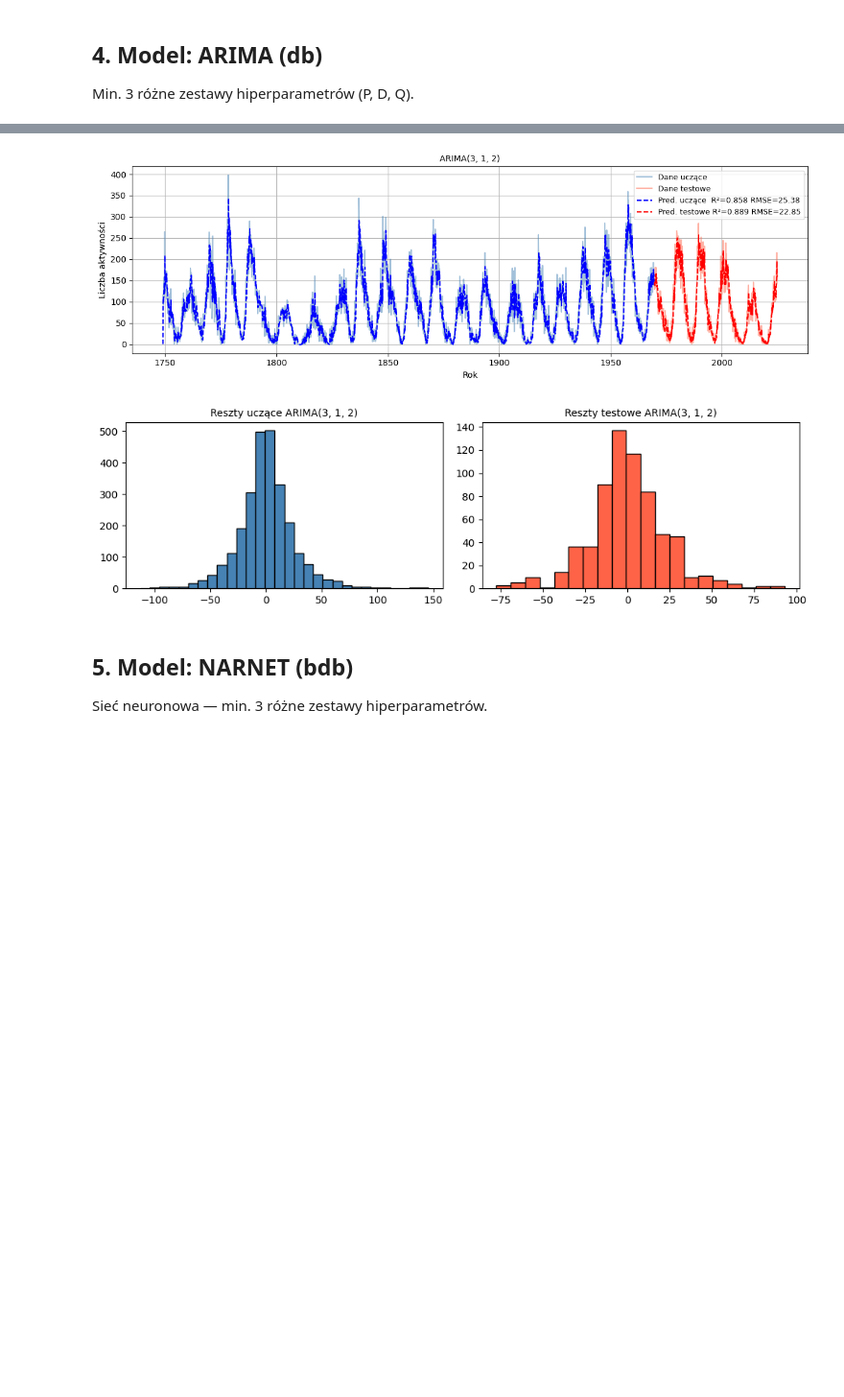
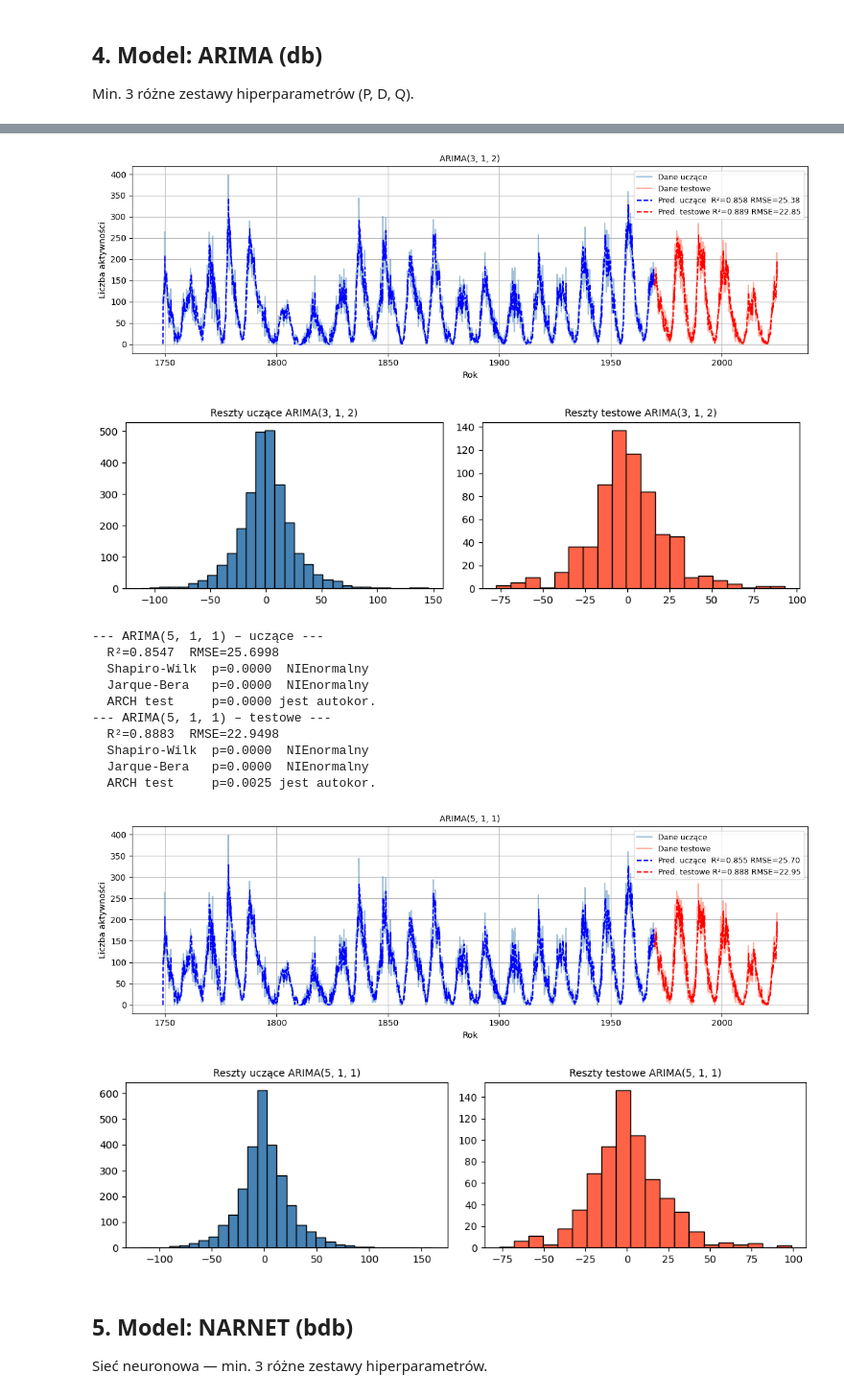
Before and after one commit to DamianMil/Regresja_Sunspots, a Jupyter notebook: LAB_1_regresja_sunspots.ipynb, the cells around one changed output, grey strips where cells are left out. Shown at 96% size. Cells and saved outputs as stored; diff of their text form; code cells hidden in the pictures; blank space fills up the shorter version.

```diff
--- a/LAB_1_regresja_sunspots.ipynb
+++ b/LAB_1_regresja_sunspots.ipynb
@@ -196,12 +196,12 @@ for order in arima_orders:
     # Rolling one-step-ahead forecast
     history = list(y_train)
     forecast_vals = []
-    for i in range(len(y_test)):
+    for x in range(len(y_test)):
         mod = ARIMA(history, order=order)
         mod_fit = mod.fit()
         yhat = mod_fit.forecast(steps=1)[0]
         forecast_vals.append(yhat)
-        history.append(y_test[i])
+        history.append(y_test[x])
     forecast = np.array(forecast_vals)
 
     r2_tr, rmse_tr, res_tr = evaluate_model(y_train, pred_tr,   f'ARIMA{order} – uczące')
@@ -228,33 +228,45 @@ for order in arima_orders:
     axes[0].set_title(f'Reszty uczące ARIMA{order}')
     axes[1].hist(res_te, bins=20, color='tomato', edgecolor='k')
     axes[1].set_title(f'Reszty testowe ARIMA{order}')
     save_fig(f'03_arima_{order}_reszty')
     plt.show()
 # %% [output]
 --- ARIMA(2, 1, 2) – uczące ---
   R²=0.8581  RMSE=25.3999
   Shapiro-Wilk  p=0.0000  NIEnormalny
   Jarque-Bera   p=0.0000  NIEnormalny
   ARCH test     p=0.0000 jest autokor.
 --- ARIMA(2, 1, 2) – testowe ---
   R²=0.8905  RMSE=22.7293
   Shapiro-Wilk  p=0.0000  NIEnormalny
   Jarque-Bera   p=0.0000  NIEnormalny
   ARCH test     p=0.0067 jest autokor.
 [figure]
 [figure]
 --- ARIMA(3, 1, 2) – uczące ---
   R²=0.8583  RMSE=25.3820
   Shapiro-Wilk  p=0.0000  NIEnormalny
   Jarque-Bera   p=0.0000  NIEnormalny
   ARCH test     p=0.0000 jest autokor.
 --- ARIMA(3, 1, 2) – testowe ---
   R²=0.8893  RMSE=22.8460
   Shapiro-Wilk  p=0.0000  NIEnormalny
   Jarque-Bera   p=0.0000  NIEnormalny
   ARCH test     p=0.0048 jest autokor.
 [figure]
 [figure]
+--- ARIMA(5, 1, 1) – uczące ---
+  R²=0.8547  RMSE=25.6998
+  Shapiro-Wilk  p=0.0000  NIEnormalny
+  Jarque-Bera   p=0.0000  NIEnormalny
+  ARCH test     p=0.0000 jest autokor.
+--- ARIMA(5, 1, 1) – testowe ---
+  R²=0.8883  RMSE=22.9498
+  Shapiro-Wilk  p=0.0000  NIEnormalny
+  Jarque-Bera   p=0.0000  NIEnormalny
+  ARCH test     p=0.0025 jest autokor.
+[figure, added]
+[figure, added]
 # %% [markdown]
 ## 5. Model: NARNET (bdb)
 Sieć neuronowa — min. 3 różne zestawy hiperparametrów.
```
Also changed, not shown: 2 other files.
